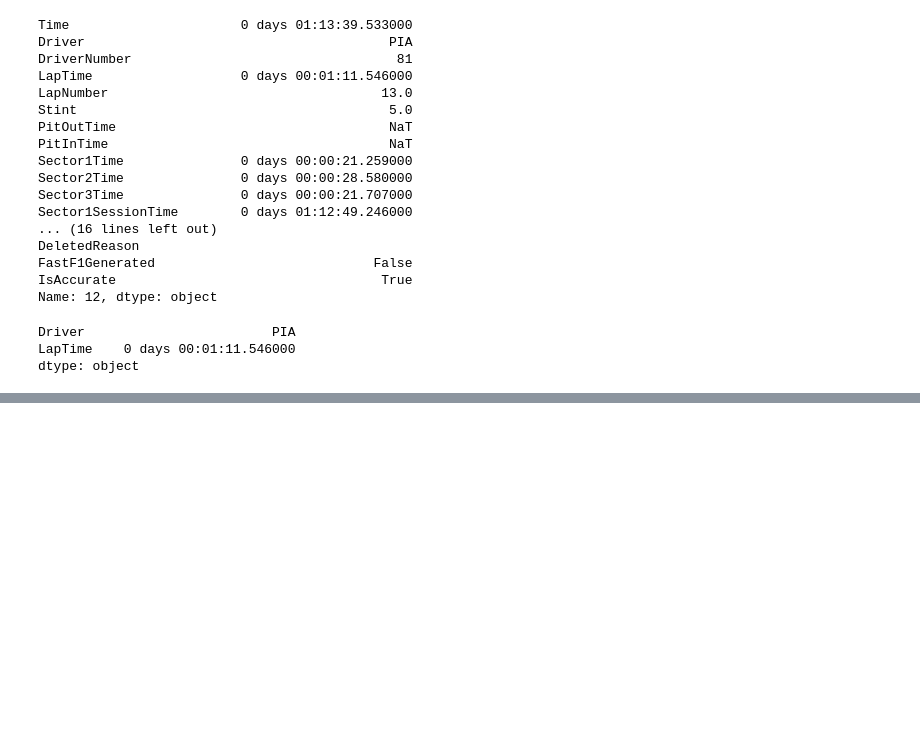
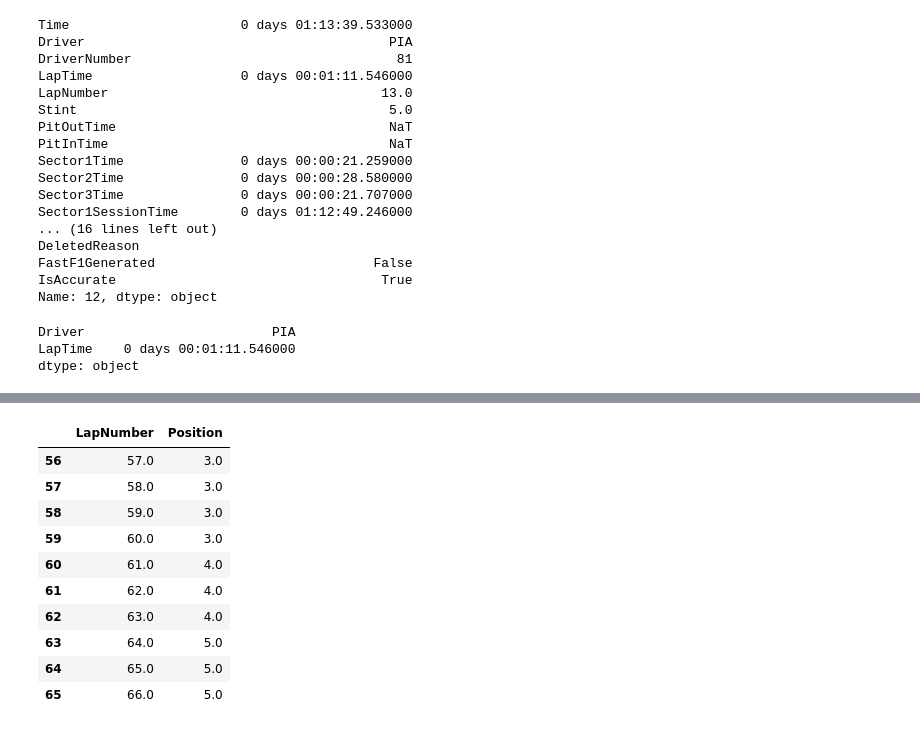
Before and after one commit to Mohandas-KJ/Slipstream-F1, a Jupyter notebook: 2026_Barcelona_GP/notebooks/02_results_and_laps.ipynb, the cells around one changed output, grey strips where cells are left out. Cells and saved outputs as stored; diff of their text form; code cells hidden in the pictures; blank space fills up the shorter version.

```diff
--- a/2026_Barcelona_GP/notebooks/02_results_and_laps.ipynb
+++ b/2026_Barcelona_GP/notebooks/02_results_and_laps.ipynb
@@ -195,0 +250,14 @@ dtype: object
+# %%
+max[["LapNumber","Position"]].tail(10)
+# %% [output]
+|  | LapNumber | Position |
+| 56 | 57.0 | 3.0 |
+| 57 | 58.0 | 3.0 |
+| 58 | 59.0 | 3.0 |
+| 59 | 60.0 | 3.0 |
+| 60 | 61.0 | 4.0 |
+| 61 | 62.0 | 4.0 |
+| 62 | 63.0 | 4.0 |
+| 63 | 64.0 | 5.0 |
+| 64 | 65.0 | 5.0 |
+| 65 | 66.0 | 5.0 |
```
Also changed, not shown: parts of 12 cells of this notebook, 2 other files.
